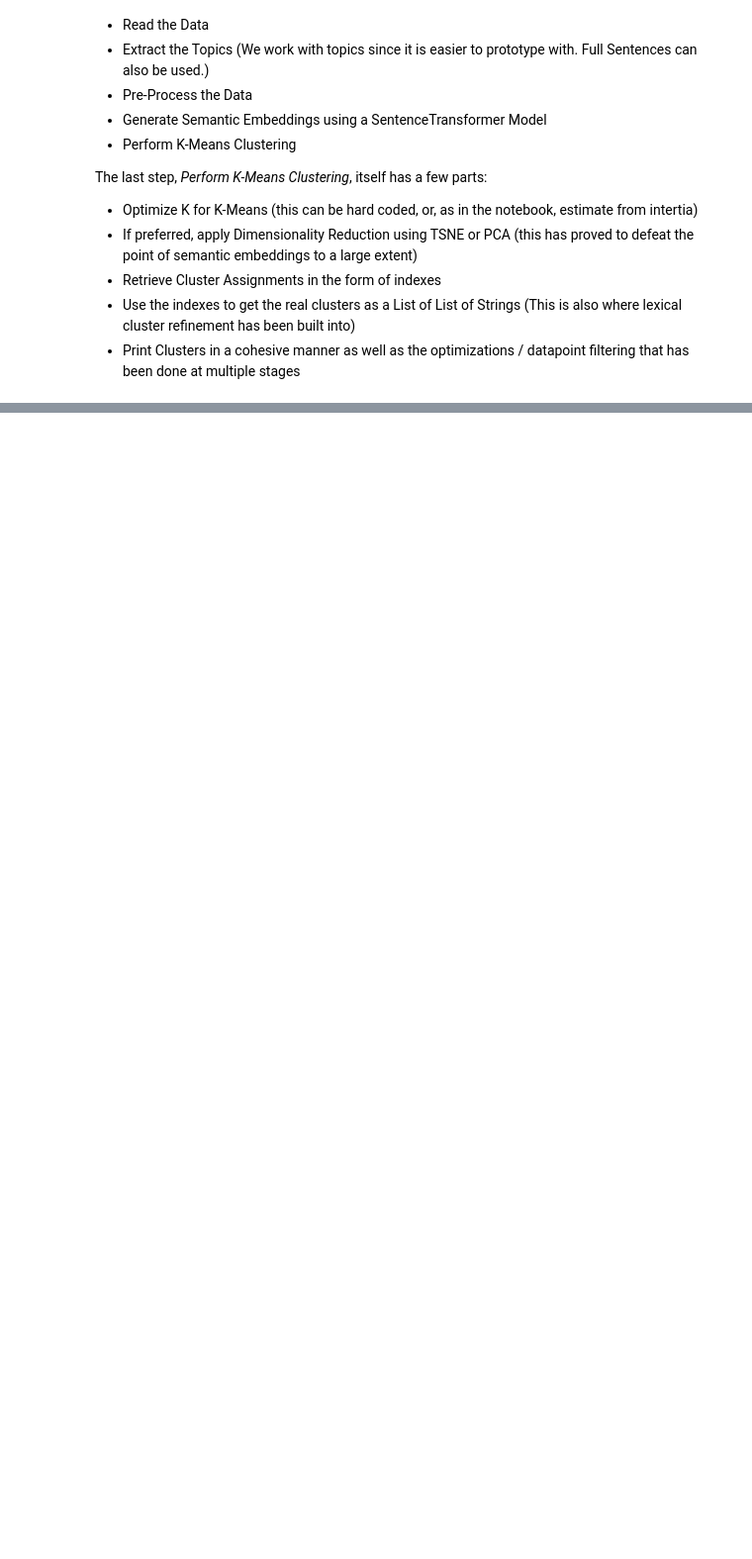
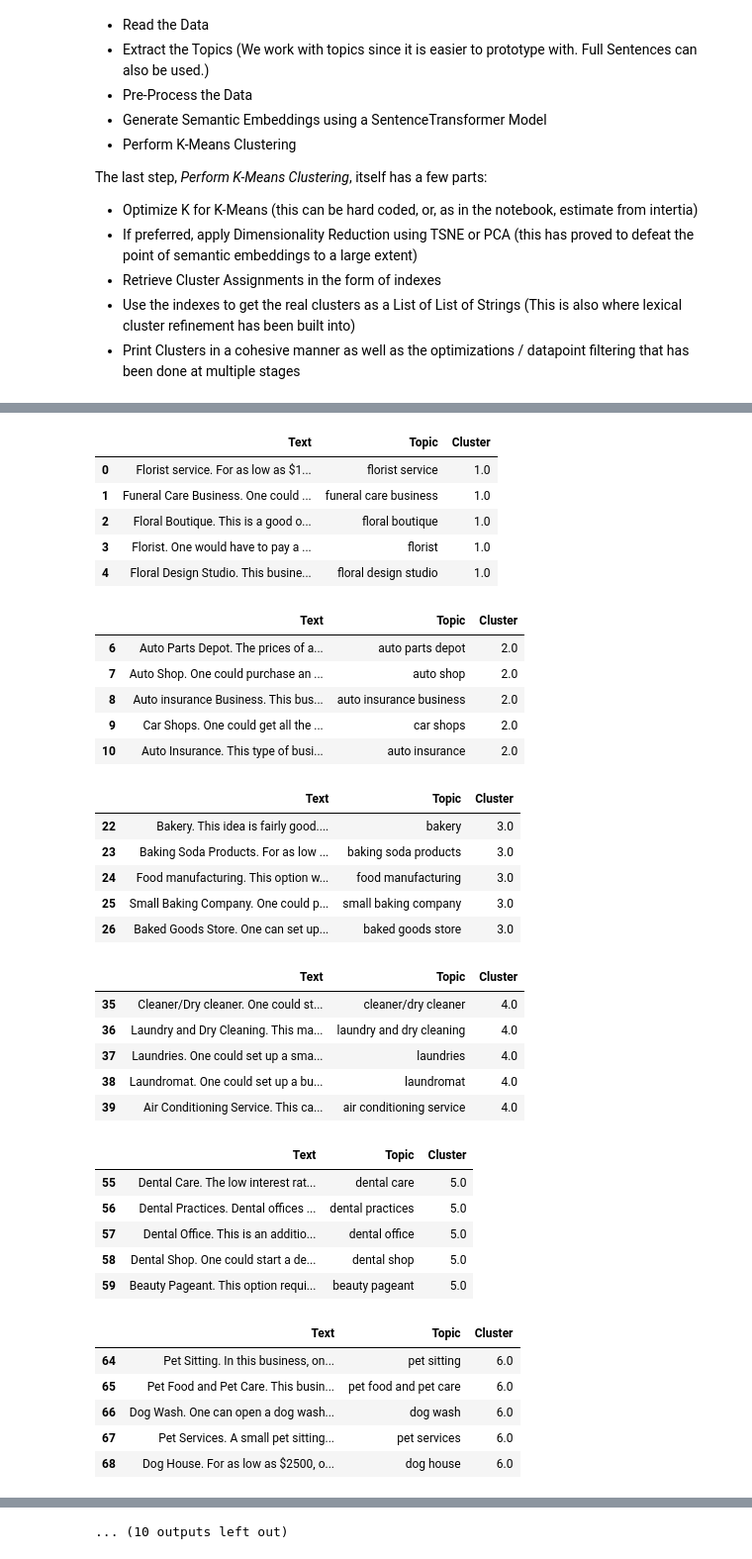
Before and after one commit to NimbleBoxAI/Mega-Gen, a Jupyter notebook: notebooks/Semantic_Similarity.ipynb, the cells around one changed output, grey strips where cells are left out. Shown: that part at 99% size. Drawn from its saved outputs; the diff is of its cells as text; code cells hidden in the pictures; blank space fills up the shorter version.

```diff
--- a/notebooks/Semantic_Similarity.ipynb
+++ b/notebooks/Semantic_Similarity.ipynb
@@ -29,7 +29,9 @@ red2 = None
 # %%
 # Read Dataset
 
-with open('../data/I2_1_1000.txt','r') as txtfile:
+data_path = '../data/I2_1_1000.txt'
+
+with open(data_path,'r') as txtfile:
     biz_ideas = [line.rstrip('\n') for line in txtfile]
 # %%
 def topic(s1:str):
@@ -116,7 +74,7 @@ for idx in top_results[0:top_k]:
 # %%
 # Clustering : KMeans
 
-def kmeans(num_clusters, data:list):
+def kmeans(num_clusters:int, data:list):
 
     from sklearn.cluster import KMeans
 
@@ -224,7 +182,7 @@ def get_clusters(num_clusters, df):
 
     return clusters
 # %%
-def refine_clusters(df, threshold=0.7):
+def refine_clusters(df, num_clusters:int, threshold=0.7):
 
     # Eliminates lexically similar items using Longest Common Subsequence
 
@@ -233,7 +191,7 @@ def refine_clusters(df, threshold=0.7):
 
     for i in range(num_clusters):
 
-        df_cluster = df.where(df['Cluster Assignment'] == i+1)
+        df_cluster = df.where(df['Cluster'] == i+1)
 
         df_cluster.dropna(subset=['Text'], inplace=True)
 
@@ -263,13 +221,13 @@ def refine_clusters(df, threshold=0.7):
 
     return refined_clusters
 # %%
-def print_clusters(num_clusters, df, n=10):
+def print_clusters(num_clusters:int, df, n=10):
 
     # Prints clusters in a cohesive manner and also displays how much redundant data has been eliminated
 
     for i in range(num_clusters):
 
-        df_cluster = df.where(df['Cluster Assignment'] == i+1)
+        df_cluster = df.where(df['Cluster'] == i+1)
         df_cluster.dropna(subset=['Text'], inplace=True)
         display(df_cluster.head(n))
 
@@ -278,19 +291,61 @@ def print_clusters(num_clusters, df, n=10):
 # %%
 %%time
 # K-Means Pipeline
 
 # Define number of clusters or auto estimate optimum using intertia
 num_clusters = optimize_k(topics_embeddings)
 
 # Reduce Dimentions using TSNE or PCA
 topics_red = reduce_dims(topics_embeddings,alg='tsne',num_components=2)
 
 # Apply K-Means Clustering
 cluster_assignment = kmeans(num_clusters=num_clusters, data=topics_embeddings) # data=topics_embeddings, topics_red
-df['Cluster Assignment'] = cluster_assignment
+df['Cluster'] = cluster_assignment
 
 # Refine the clusters using LCS
-clusters = refine_clusters(df)
+df_refined = refine_clusters(df, num_clusters)
+df_refined = df_refined[['Text', 'Topic', 'Cluster']]
+df_refined.reset_index(drop=True, inplace=True)
 
 # Print clusters cohesively
-print_clusters(num_clusters, clusters, 5)
+print_clusters(num_clusters, df_refined, 5)
+
+# Save data as CSV
+df_refined.to_csv(data_path[:-4]+'.csv')
+# %% [output]
+|  | Text | Topic | Cluster |
+| 0 | Florist service. For as low as $1... | florist service | 1.0 |
+| 1 | Funeral Care Business. One could ... | funeral care business | 1.0 |
+| 2 | Floral Boutique. This is a good o... | floral boutique | 1.0 |
+| 3 | Florist. One would have to pay a ... | florist | 1.0 |
+| 4 | Floral Design Studio. This busine... | floral design studio | 1.0 |
+|  | Text | Topic | Cluster |
+| 6 | Auto Parts Depot. The prices of a... | auto parts depot | 2.0 |
+| 7 | Auto Shop. One could purchase an ... | auto shop | 2.0 |
+| 8 | Auto insurance Business. This bus... | auto insurance business | 2.0 |
+| 9 | Car Shops. One could get all the ... | car shops | 2.0 |
+| 10 | Auto Insurance. This type of busi... | auto insurance | 2.0 |
+|  | Text | Topic | Cluster |
+| 22 | Bakery. This idea is fairly good.... | bakery | 3.0 |
+| 23 | Baking Soda Products. For as low ... | baking soda products | 3.0 |
+| 24 | Food manufacturing. This option w... | food manufacturing | 3.0 |
+| 25 | Small Baking Company. One could p... | small baking company | 3.0 |
+| 26 | Baked Goods Store. One can set up... | baked goods store | 3.0 |
+|  | Text | Topic | Cluster |
+| 35 | Cleaner/Dry cleaner. One could st... | cleaner/dry cleaner | 4.0 |
+| 36 | Laundry and Dry Cleaning. This ma... | laundry and dry cleaning | 4.0 |
+| 37 | Laundries. One could set up a sma... | laundries | 4.0 |
+| 38 | Laundromat. One could set up a bu... | laundromat | 4.0 |
+| 39 | Air Conditioning Service. This ca... | air conditioning service | 4.0 |
+|  | Text | Topic | Cluster |
+| 55 | Dental Care. The low interest rat... | dental care | 5.0 |
+| 56 | Dental Practices. Dental offices ... | dental practices | 5.0 |
+| 57 | Dental Office. This is an additio... | dental office | 5.0 |
+| 58 | Dental Shop. One could start a de... | dental shop | 5.0 |
+| 59 | Beauty Pageant. This option requi... | beauty pageant | 5.0 |
+|  | Text | Topic | Cluster |
+| 64 | Pet Sitting. In this business, on... | pet sitting | 6.0 |
+| 65 | Pet Food and Pet Care. This busin... | pet food and pet care | 6.0 |
+| 66 | Dog Wash. One can open a dog wash... | dog wash | 6.0 |
+| 67 | Pet Services. A small pet sitting... | pet services | 6.0 |
+| 68 | Dog House. For as low as $2500, o... | dog house | 6.0 |
@@ -297,3 +388,4 @@ print_clusters(num_clusters, clusters, 5)
+... (10 outputs left out)
 # %%
 # DBScan Pipeline
 
```
Also changed, not shown: parts of 9 cells of this notebook, 4 other files.
